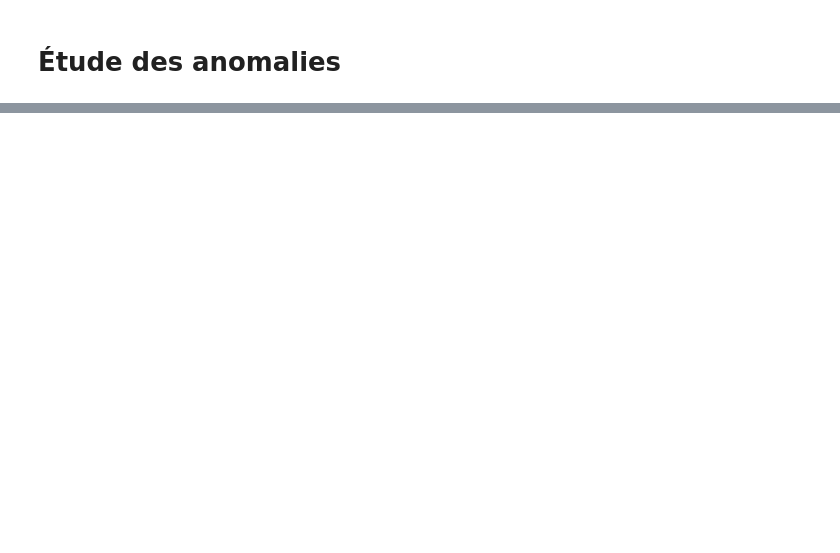
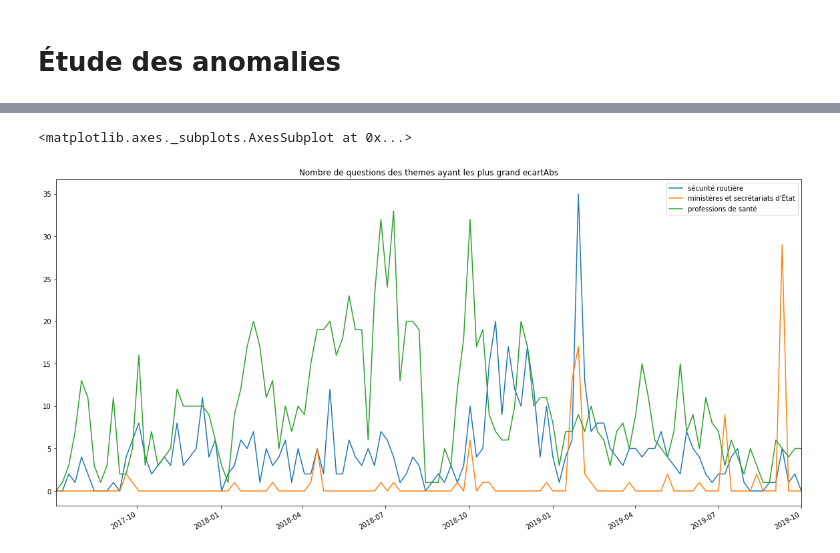
Before and after one commit to homerdurand/METRIQ, a Jupyter notebook: anomalies.ipynb, the cells around one changed output, grey strips where cells are left out. Cells and saved outputs as stored; diff of their text form; code cells hidden in the pictures; blank space fills up the shorter version.

```diff
--- a/anomalies.ipynb
+++ b/anomalies.ipynb
@@ -231,0 +24,19 @@ On remarque pour chaque courbes des pics prononcés à des mois précis, en nous
+# %%
+# Construction d'un df contenant les différents types écarts de chaque thème
+def ecarts_df_f(count_df):
+    ecarts = []
+    for theme in themes:
+        vecteur = count_df[theme].values
+        moyenne = np.mean(vecteur)
+        ecartAbs = max(vecteur-moyenne)
+        ecartRel = ecartAbs/moyenne
+        ecartSqrt = ecartAbs/np.sqrt(moyenne)
+        ecarts.append({
+            "theme":theme,
+            "vecteur":vecteur,
+            "moyenne": moyenne,
+            "ecartAbs" : ecartAbs,
+            "ecartRel" : ecartRel,
+            "ecartSqrt" : ecartSqrt
+        })
+    return pd.DataFrame(ecarts).set_index('theme')
@@ -231,0 +55,4 @@ On remarque pour chaque courbes des pics prononcés à des mois précis, en nous
+# %%
+# Ecarts obtenus avec les calculs par semaine
+ecarts_week = ecarts_df_f(count_df_week)
+ecarts_week.sort_values(ascending = False,by='ecartSqrt').head(5)
@@ -231,0 +67,4 @@ On remarque pour chaque courbes des pics prononcés à des mois précis, en nous
+# %%
+# Nous prendrons par la suite le calcul par semaine:
+ecarts = ecarts_week #ecarts_month
+count_df = count_df_week #count_df_month
@@ -231,0 +82,7 @@ On remarque pour chaque courbes des pics prononcés à des mois précis, en nous
+# %%
+# Les themes correspondants aux meilleurs scores d'ecartAbs
+themesEcartAbs = [theme for theme in ecarts_week.sort_values(ascending = False,by='ecartAbs').index]
+count_df.plot(figsize = (20,10),title = 'Nombre de questions des themes ayant les plus grand ecartAbs',y = themesEcartAbs[:3])
+# %% [output]
+<matplotlib.axes._subplots.AxesSubplot at 0x...>
+[figure, added]
```
Also changed, not shown: parts of 65 cells of this notebook, 2 other files.
